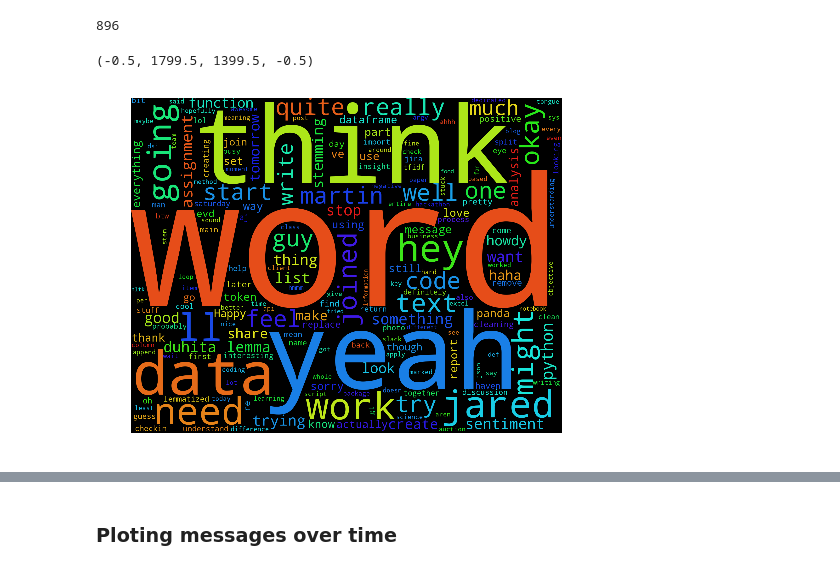
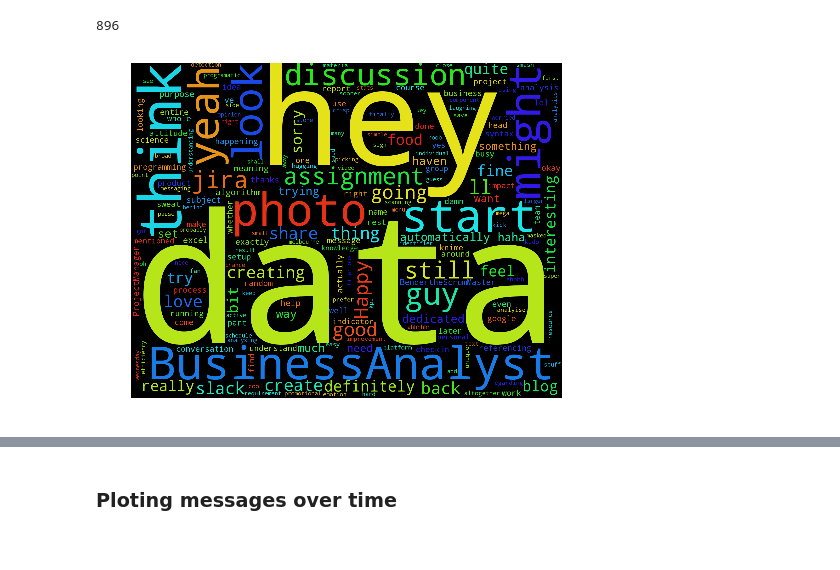
Before and after one commit to JaredChung/DSI_Assignment, a Jupyter notebook: D-Matrix_Notebook.ipynb, the cells around one changed output, grey strips where cells are left out. Cells and saved outputs as stored; diff of their text form; code cells hidden in the pictures.

Commit message:
updated word document

```diff
--- a/D-Matrix_Notebook.ipynb
+++ b/D-Matrix_Notebook.ipynb
@@ -223,12 +223,12 @@ def preprocessing(s):
 
 
     # Change Names for privacy
-    s = s.replace('@u0weaa087|jared', 'jared')
-    s = s.replace('@u0wdyeg6s|duhita', 'duhita')
-    s = s.replace('@u0x443ckz|chris.garces', 'chris.garces')
-    s = s.replace('@u0wfhmem8|hussam', 'hussam')
-    s = s.replace('@u0x6cuq3d|martinlehmann', 'martinlehmann')
-    """
+    s = s.replace('@u0weaa087|jared', '')
+    s = s.replace('@u0wdyeg6s|duhita', '')
+    s = s.replace('@u0x443ckz|chris.garces', '')
+    s = s.replace('@u0wfhmem8|hussam', '')
+    s = s.replace('@u0x6cuq3d|martinlehmann', '')
+
     s = s.replace('u0weaa087', 'DataScientist2')
     s = s.replace('u0wdyeg6s', 'BusinessAnalyst')
     s = s.replace('u0x443ckz', 'DataScientist1')
@@ -245,16 +245,20 @@ def preprocessing(s):
     s = s.replace('chris.garces', 'DataScientist1')
     s = s.replace('martinlehmann', 'ProjectManager')
     s = s.replace('ravi', 'Consultant')
-    """
+
 
     # Remove words that arent relevant
     s = s.replace("channel", "")
     s = s.replace("file", "")
     s = s.replace("link", "")
+    s = s.replace("joined","")
 
     # Remove everything that isnt a
     s = re.sub(r'[^a-zA-Z]'," ",s)
 
+
+    s = s.replace(" m ", "")
+    s = s.replace(" ll ", "")
 
     s = s.replace("  ", " ")
 
@@ -270,6 +274,8 @@ data['clean_text'] = data.text.apply(lambda x: preprocessing(x))
 # %%
 data = pd.merge(data,users,left_on='user',right_on='id',how='inner')
 data = data[['user','ts','channel','text','clean_text','name']]
+# %%
+data['date'] = pd.DatetimeIndex(data.ts).normalize()
 # %% [markdown]
 ## Part 4 Term Frequency
 # %%
@@ -408,19 +450,18 @@ len(count_all)
 896
 # %%
 from wordcloud import WordCloud, STOPWORDS
-words = ' '.join(data[data.name == 'jared']['clean_text'])
+words = ' '.join(data[(data.name == 'jared') & (data.date < '2016-04-28')]['clean_text'])
 
 wordcloud = WordCloud(stopwords=STOPWORDS,
                       background_color='black',
                       width=1800,
                       height=1400
                      ).generate(words)
 fig = plt.figure(figsize=(10,6))
 ax = fig.add_subplot(1,1,1)
 ax.imshow(wordcloud)
 plt.axis('off')
-#plt.savefig('wordcloud.png', dpi=300)
+plt.savefig('wordcloud1.png', dpi=300)
 #plt.show()
 # %% [output]
-(-0.5, 1799.5, 1399.5, -0.5)
-[figure, old version]
+[figure, new version]
```
Also changed, not shown: parts of 10 cells of this notebook, 8 other files.
